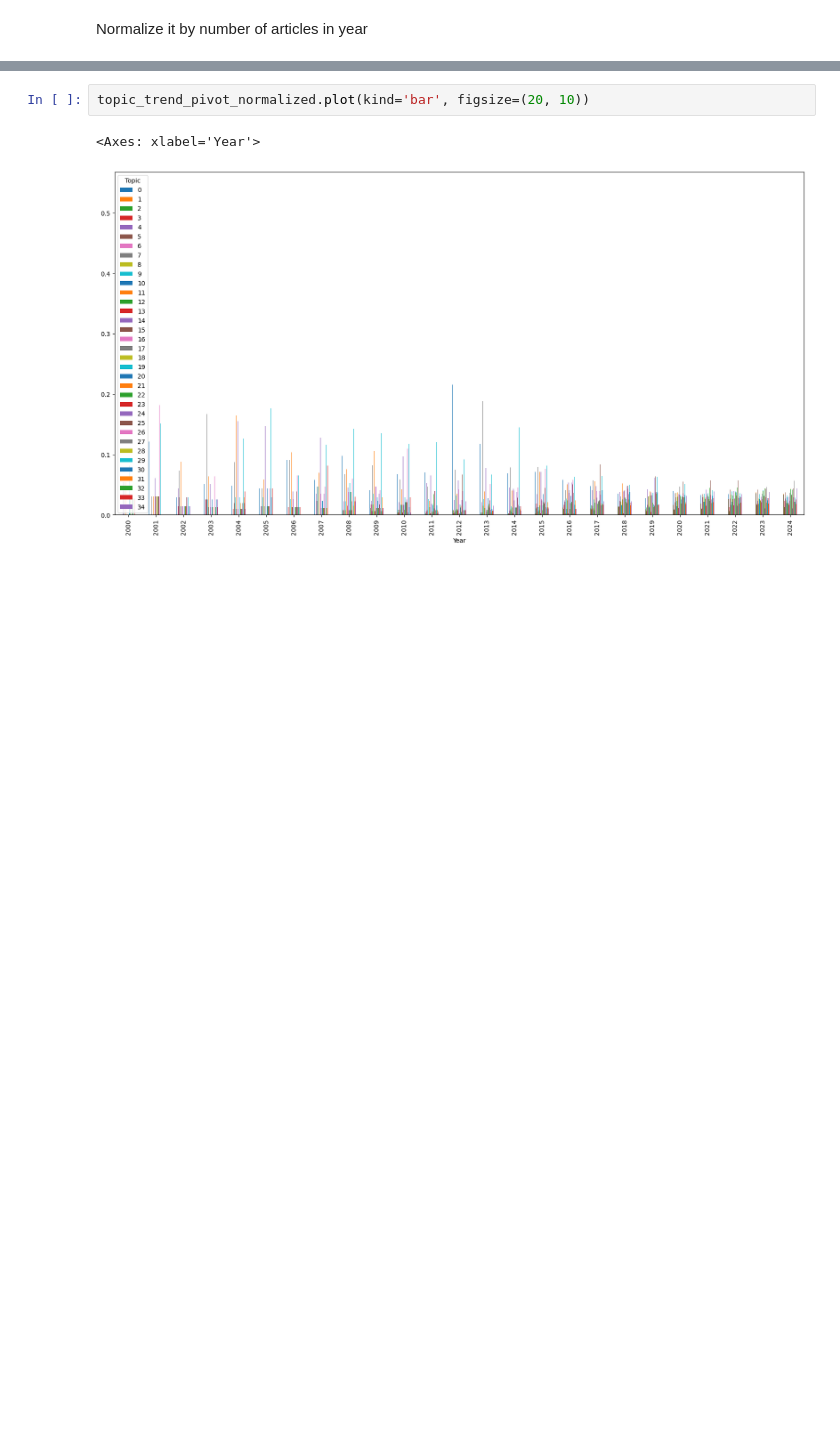
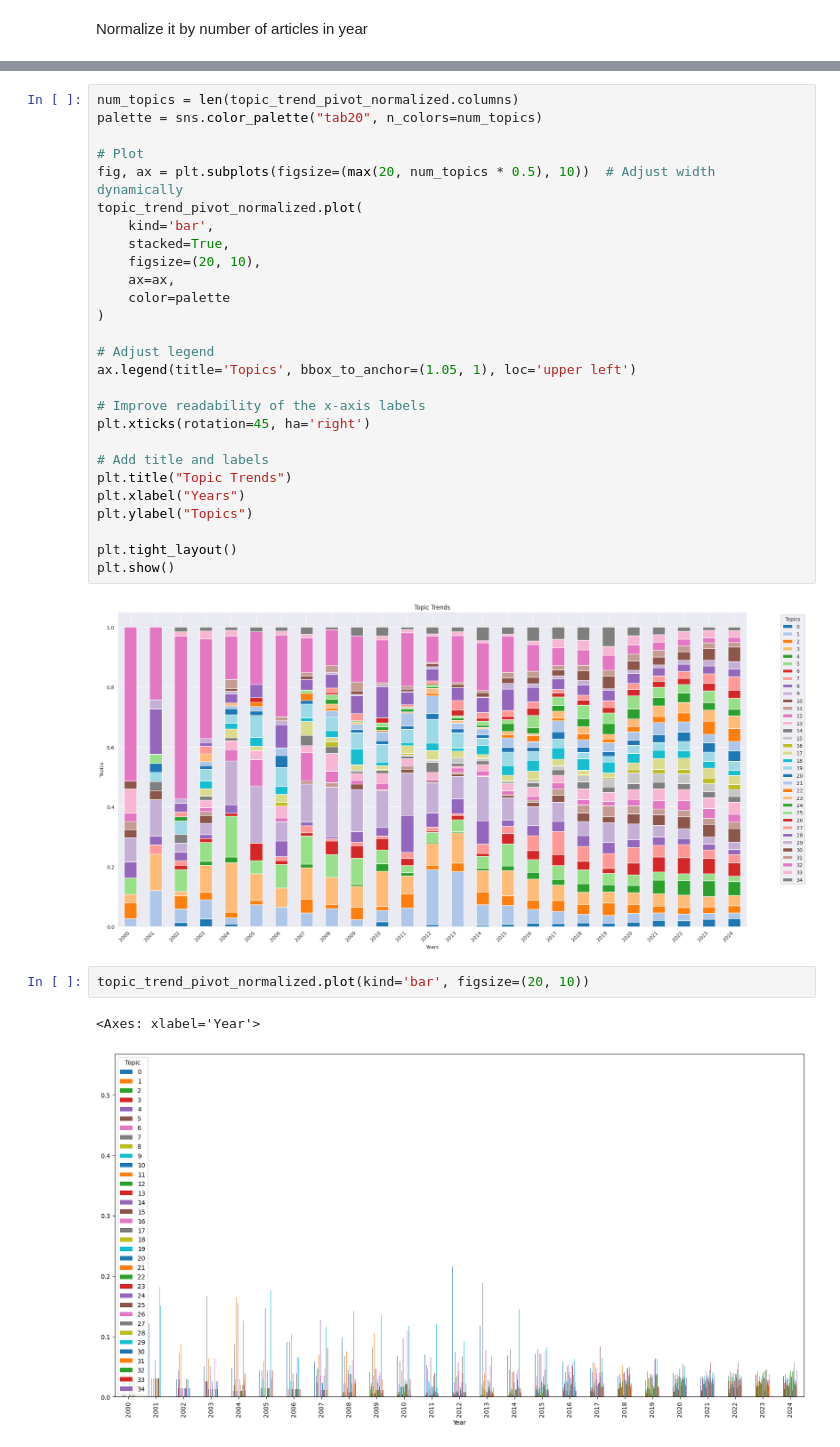
Before and after one commit to MStrzezon/Arxiv-Topic-Trend-Analysis, a Jupyter notebook: src/doc2vec/doc2vec_kmeans.ipynb, the cells around one changed output, grey strips where cells are left out. Drawn from its saved outputs; the diff is of its cells as text; blank space fills up the shorter version.

Commit message:
- normalized topic trends

```diff
--- a/src/doc2vec/doc2vec_kmeans.ipynb
+++ b/src/doc2vec/doc2vec_kmeans.ipynb
@@ -306,3 +307,32 @@ topic_trend_pivot_normalized.plot(kind='bar', stacked=True, figsize=(20, 10))
+# %%
+num_topics = len(topic_trend_pivot_normalized.columns)
+palette = sns.color_palette("tab20", n_colors=num_topics)
+
+# Plot
+fig, ax = plt.subplots(figsize=(max(20, num_topics * 0.5), 10))  # Adjust width dynamically
+topic_trend_pivot_normalized.plot(
+    kind='bar',
+    stacked=True,
+    figsize=(20, 10),
+    ax=ax,
+    color=palette
+)
+
+# Adjust legend
+ax.legend(title='Topics', bbox_to_anchor=(1.05, 1), loc='upper left')
+
+# Improve readability of the x-axis labels
+plt.xticks(rotation=45, ha='right')
+
+# Add title and labels
+plt.title("Topic Trends")
+plt.xlabel("Years")
+plt.ylabel("Topics")
+
+plt.tight_layout()
+plt.show()
+# %% [output]
+[figure, added]
 # %%
 topic_trend_pivot_normalized.plot(kind='bar', figsize=(20, 10))
 # %% [output]
```
Also changed, not shown: parts of 18 cells of this notebook.
